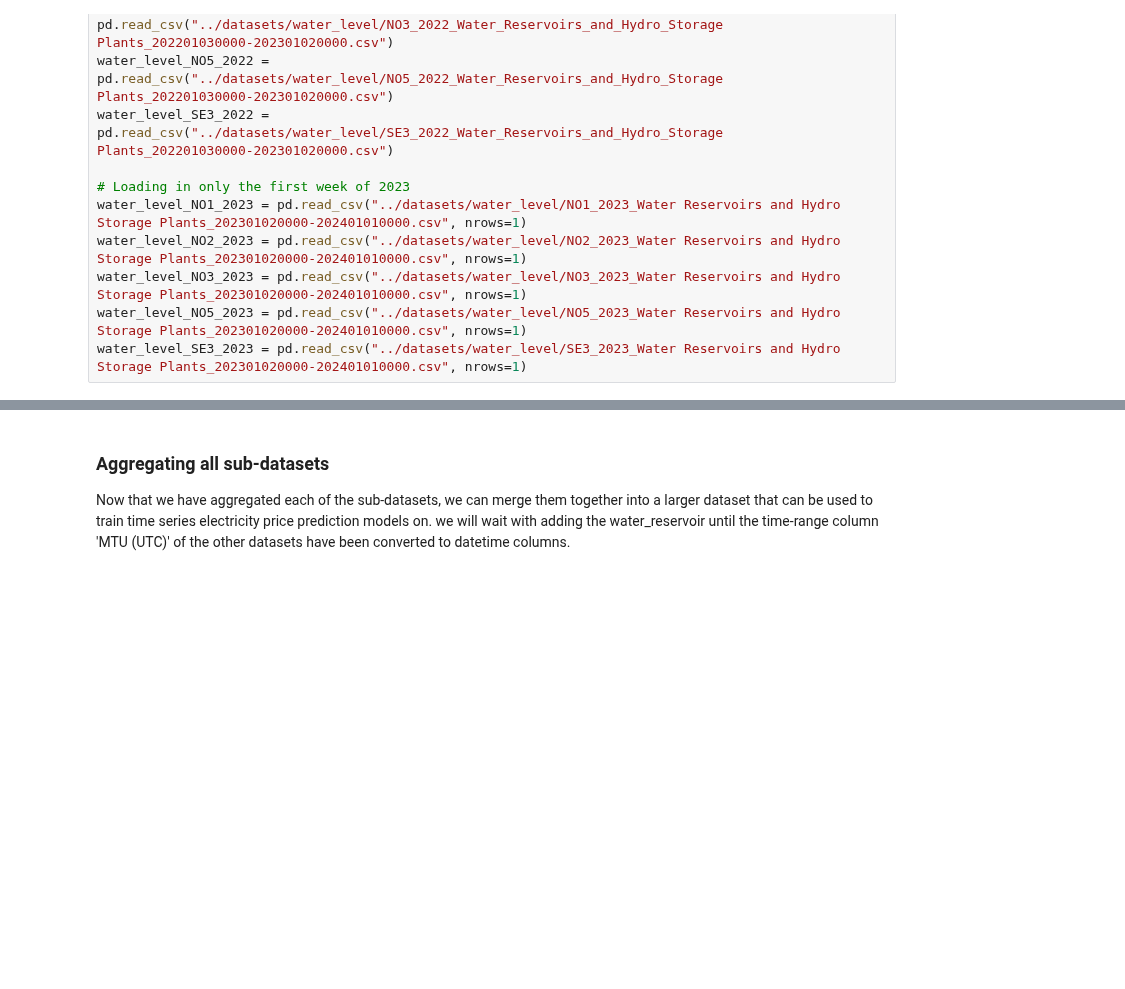
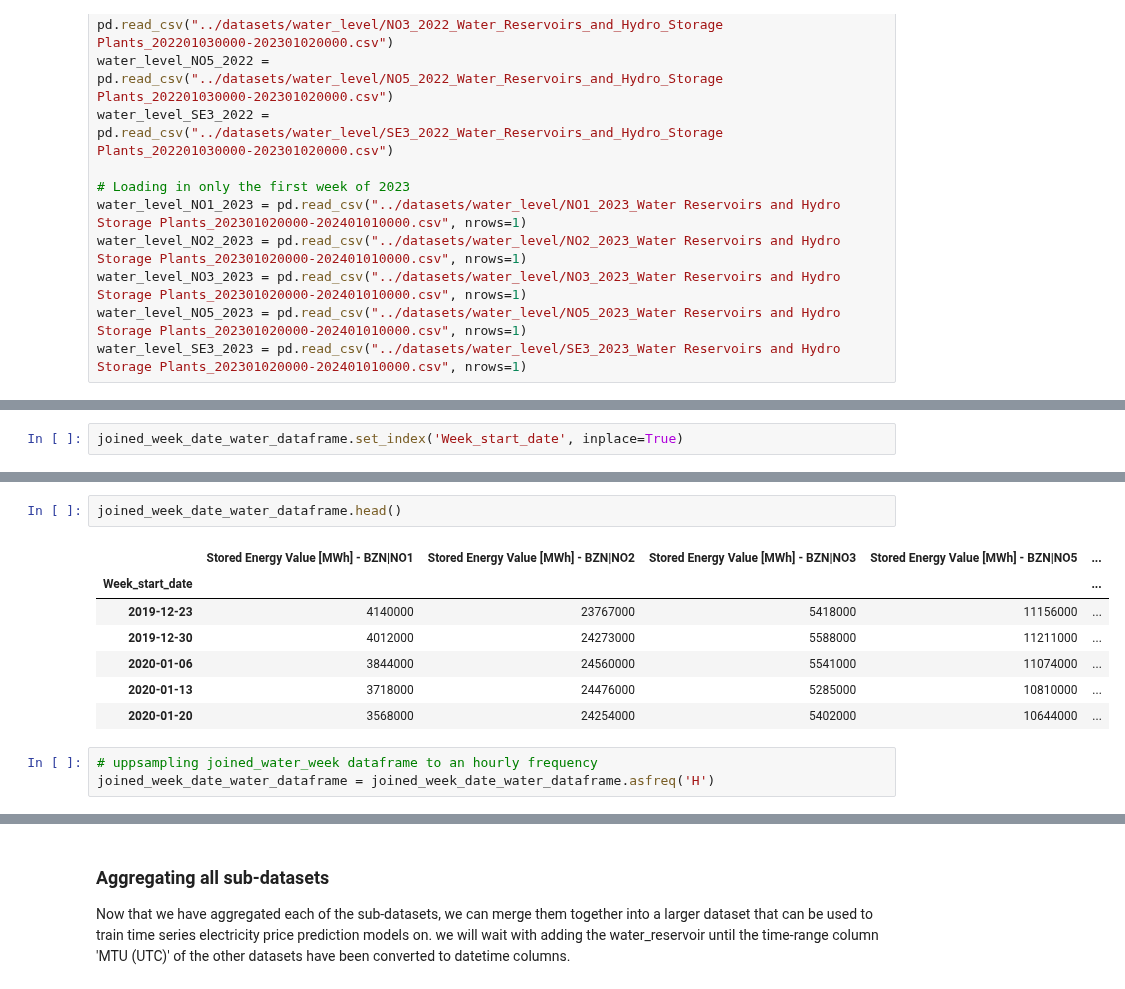
Before and after one commit to HIOF-Bachelor-Project-Group-7/Time-series-energy-price-prediction-bidding-zone-N01, a Jupyter notebook: code/Data aggregation of energy market bidding zone NO1 2020-2022.ipynb, the cells around one changed output, grey strips where cells are left out. Saved outputs shown, nothing was run; the diff lists cells and outputs as text; blank space fills up the shorter version.

```diff
--- a/code/Data aggregation of energy market bidding zone NO1 2020-2022.ipynb
+++ b/code/Data aggregation of energy market bidding zone NO1 2020-2022.ipynb
@@ -1216,0 +1401,2 @@ Checking to see if we have correctly selected the last week of 2021 and first we
+# %%
+joined_week_date_water_dataframe.set_index('Week_start_date', inplace=True)
@@ -1216,0 +1414,13 @@ Checking to see if we have correctly selected the last week of 2021 and first we
+# %%
+joined_week_date_water_dataframe.head()
+# %% [output]
+|  | Stored Energy Value [MWh] - BZN|NO1 | Stored Energy Value [MWh] - BZN|NO2 | Stored Energy Value [MWh] - BZN|NO3 | Stored Energy Value [MWh] - BZN|NO5 | ... |
+| Week_start_date |  |  |  |  | ... |
+| 2019-12-23 | 4140000 | 23767000 | 5418000 | 11156000 | ... |
+| 2019-12-30 | 4012000 | 24273000 | 5588000 | 11211000 | ... |
+| 2020-01-06 | 3844000 | 24560000 | 5541000 | 11074000 | ... |
+| 2020-01-13 | 3718000 | 24476000 | 5285000 | 10810000 | ... |
+| 2020-01-20 | 3568000 | 24254000 | 5402000 | 10644000 | ... |
+# %%
+# uppsampling joined_water_week dataframe to an hourly frequency
+joined_week_date_water_dataframe = joined_week_date_water_dataframe.asfreq('H')
```
Also changed, not shown: parts of 33 cells of this notebook, 11 other files.
